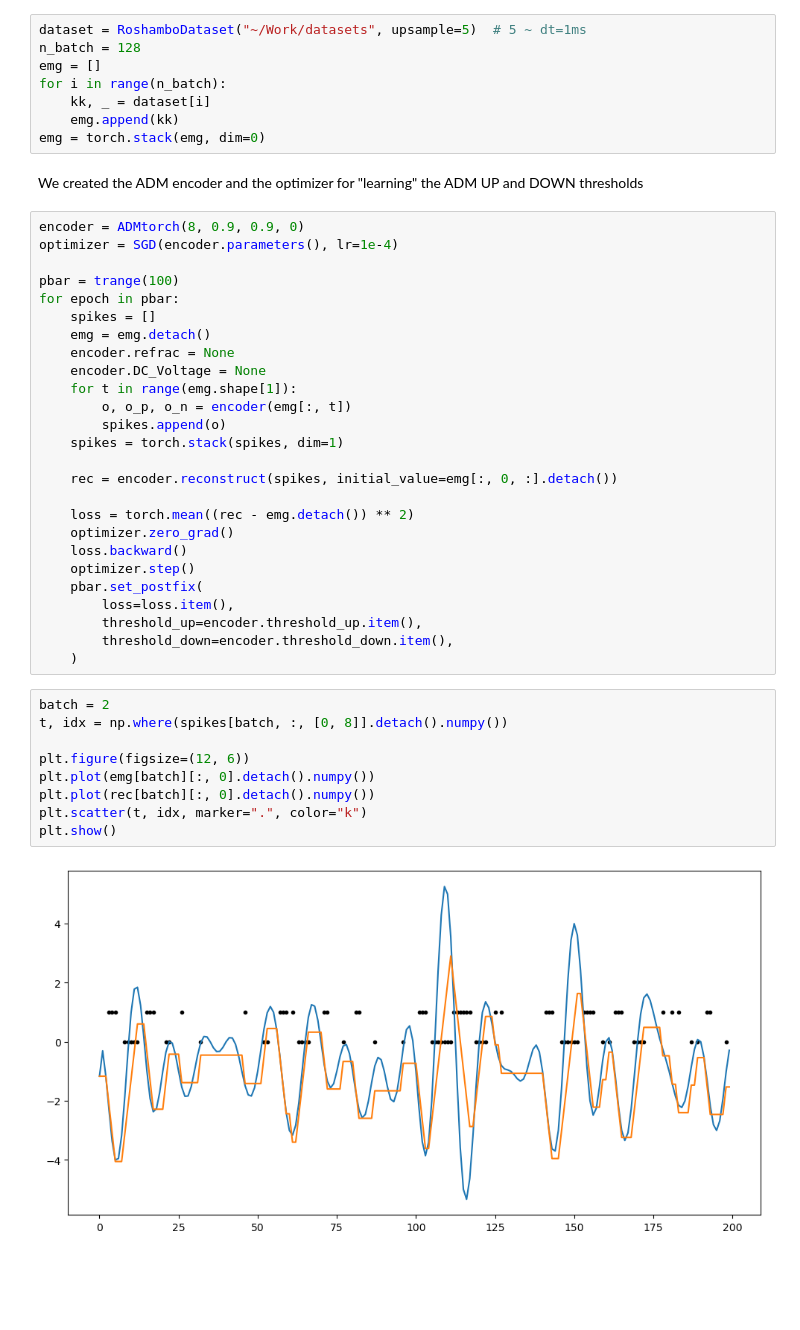
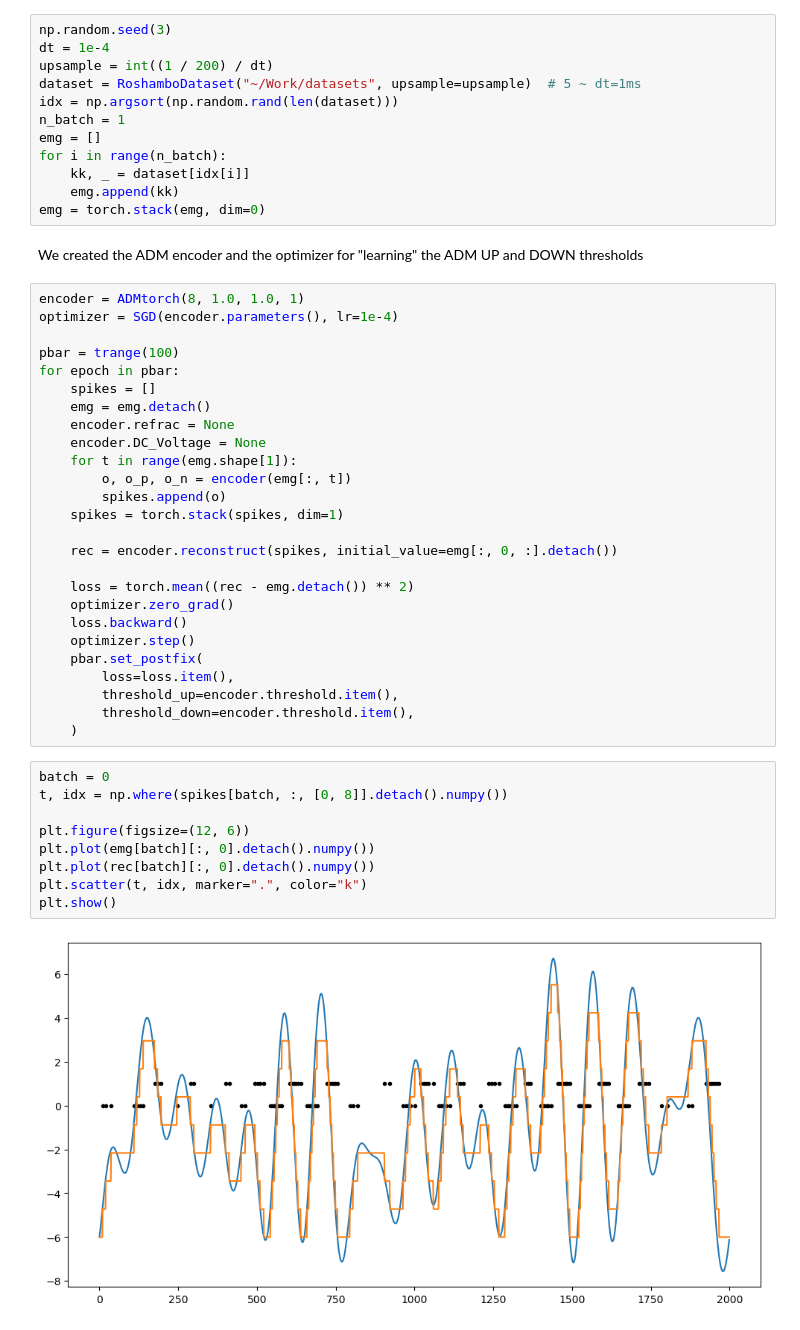
Before and after one commit to ferqui/ARCANA, a Jupyter notebook: docs/examples/reconstruction.ipynb, the cells around one changed output. Cells and saved outputs as stored; diff of their text form; blank space fills up the shorter version.

```diff
--- a/docs/examples/reconstruction.ipynb
+++ b/docs/examples/reconstruction.ipynb
@@ -14,17 +14,21 @@ import matplotlib.pyplot as plt
 # %% [markdown]
 We initialize the dataset that we are going to use to optimize the ADM encoder.
 # %%
-dataset = RoshamboDataset("~/Work/datasets", upsample=5)  # 5 ~ dt=1ms
-n_batch = 128
+np.random.seed(3)
+dt = 1e-4
+upsample = int((1 / 200) / dt)
+dataset = RoshamboDataset("~/Work/datasets", upsample=upsample)  # 5 ~ dt=1ms
+idx = np.argsort(np.random.rand(len(dataset)))
+n_batch = 1
 emg = []
 for i in range(n_batch):
-    kk, _ = dataset[i]
+    kk, _ = dataset[idx[i]]
     emg.append(kk)
 emg = torch.stack(emg, dim=0)
 # %% [markdown]
 We created the ADM encoder and the optimizer for "learning" the ADM UP and DOWN thresholds
 # %%
-encoder = ADMtorch(8, 0.9, 0.9, 0)
+encoder = ADMtorch(8, 1.0, 1.0, 1)
 optimizer = SGD(encoder.parameters(), lr=1e-4)
 
 pbar = trange(100)
@@ -46,17 +50,17 @@ for epoch in pbar:
     optimizer.step()
     pbar.set_postfix(
         loss=loss.item(),
-        threshold_up=encoder.threshold_up.item(),
-        threshold_down=encoder.threshold_down.item(),
+        threshold_up=encoder.threshold.item(),
+        threshold_down=encoder.threshold.item(),
     )
 # %%
-batch = 2
+batch = 0
 t, idx = np.where(spikes[batch, :, [0, 8]].detach().numpy())
 
 plt.figure(figsize=(12, 6))
 plt.plot(emg[batch][:, 0].detach().numpy())
 plt.plot(rec[batch][:, 0].detach().numpy())
 plt.scatter(t, idx, marker=".", color="k")
 plt.show()
 # %% [output]
-[figure, old version]
+[figure, new version]
```
Also changed, not shown: parts of 2 cells of this notebook, 1 other file.
